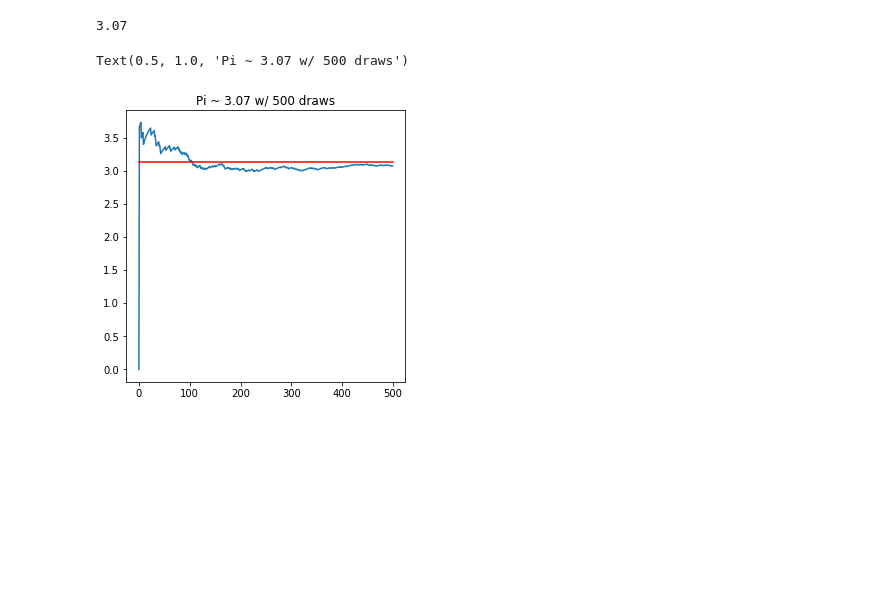
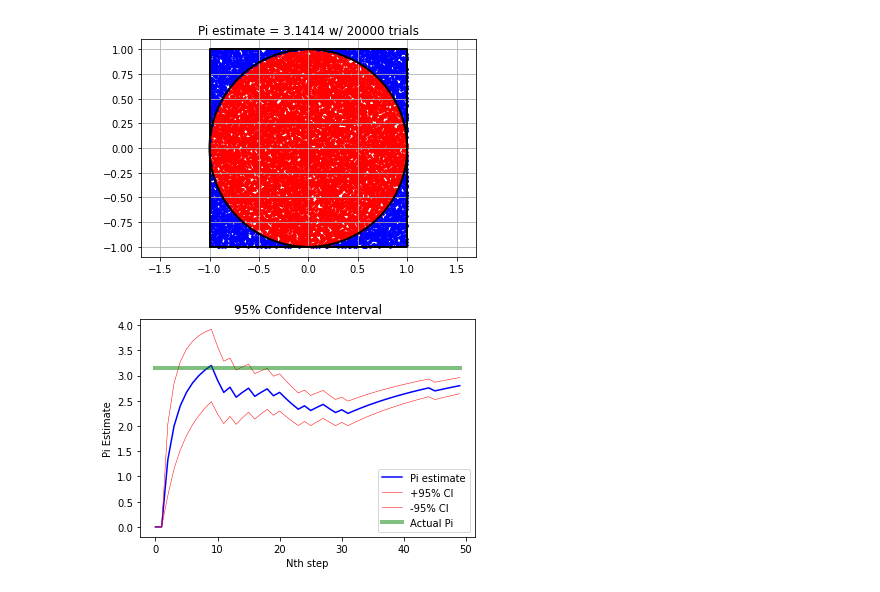
Before and after one commit to saeranv/astrobot, a Jupyter notebook: experiments/monte_carlo_pi/monte_carlo_pi.ipynb, the cells around one changed output. Saved outputs shown, nothing was run; the diff lists cells and outputs as text; code cells hidden in the pictures; blank space fills up the shorter version.

```diff
--- a/experiments/monte_carlo_pi/monte_carlo_pi.ipynb
+++ b/experiments/monte_carlo_pi/monte_carlo_pi.ipynb
@@ -110,13 +39,0 @@ _ = plt.axis('equal')
-# %%
-
-f, a = plt.subplots(1, 1, figsize=(5, 5))
-
-# Pi convergence
-print(np.round(pi_approx[-1], 2))
-a.plot(np.arange(N), pi_approx)
-a.plot(np.arange(N), np.ones(N)*np.pi, color='red')
-a.set_title('Pi ~ {} w/ {} draws'.format(pi_approx[-1].round(2), N))
-# %% [output]
-3.07
-Text(0.5, 1.0, 'Pi ~ 3.07 w/ 500 draws')
-[figure, removed]
@@ -135,0 +40,51 @@ for idx in idxes:
+# %%
+import scipy.stats as st
+
+# Theory: unit square / unit circle = pi
+# pi r^2 / r^2 = pi but square should be bigger so...
+# pi r^2 / (2r)^2 = pi / 4
+
+
+# Draw unit circle, square
+theta = np.linspace(0, 2 * np.pi, 100)
+x_circle = np.cos(theta) * 1
+y_circle = np.sin(theta) * 1
+x_square = np.array([0, 2, 2, 0, 0]) - 1
+y_square = np.array([0, 0, 2, 2, 0]) - 1
+plt.plot(x_circle, y_circle, 'black', linewidth=2)
+plt.plot(x_square, y_square, 'black', linewidth=2)
+
+
+N = 20000  # trials
+X = np.random.uniform(-1, 1, N)
+Y = np.random.uniform(-1, 1, N)
+# Get radius of all points
+rad_arr = np.sqrt((X ** 2) + (Y ** 2))
+# Get boolean mask of points in circle
+in_circle = rad_arr < 1.0
+# Get value of pi from 0 to 500th step
+pi = 4 * np.cumsum(in_circle) / np.arange(1, N+1)
+
+_ = plt.scatter(X[in_circle], Y[in_circle], c='red', s=3)
+_ = plt.scatter(X[~in_circle], Y[~in_circle], c='blue', s=3)
+_ = plt.axis('equal')
+_ = plt.grid()
+_ = plt.title('Pi estimate = {} w/ {} trials'.format(pi[-1], N))
+# %% [output]
+[figure, added]
+# %%
+# https://math.stackexchange.com/questions/2493445/error-in-calculation-of-pi-using-monte-carlo-method
+
+v = np.s_[:50]
+est_error = [1.96 * np.std(pi[:i]) / np.sqrt(i) for i in range(1, N+1)]
+N_arr = np.arange(len(pi[v]))
+
+_ = plt.plot(N_arr, pi[v], c='blue')
+_ = plt.plot(N_arr, pi[v] + est_error[v], c='red', linewidth=0.5)
+_ = plt.plot(N_arr, pi[v] - est_error[v], c='red', linewidth=0.5)
+_ = plt.plot(N_arr, np.ones(len(N_arr)) * np.pi, c='green', linewidth=4, alpha=0.5)
+_ = plt.title('95% Confidence Interval')
+_ = plt.ylabel('Pi Estimate'); plt.xlabel('Nth step')
+_ = plt.legend(['Pi estimate', '+95% CI', '-95% CI', 'Actual Pi'])
+# %% [output]
+[figure, added]
```
Also changed, not shown: parts of 5 cells of this notebook, 4 other files.
